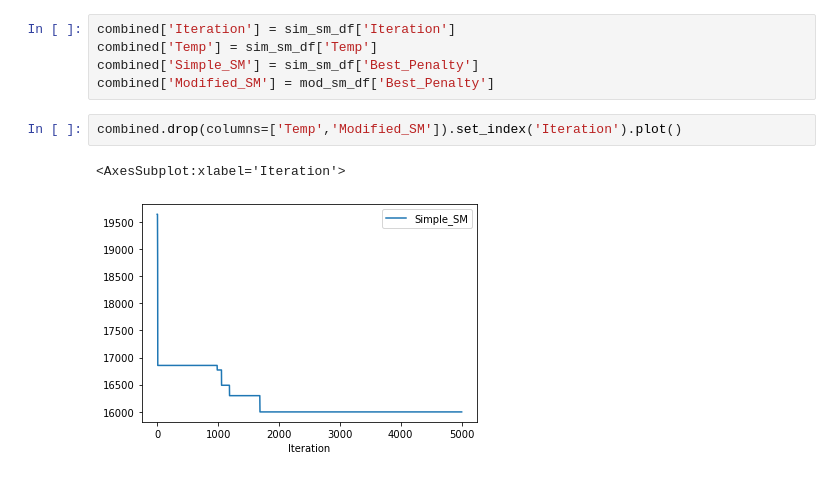
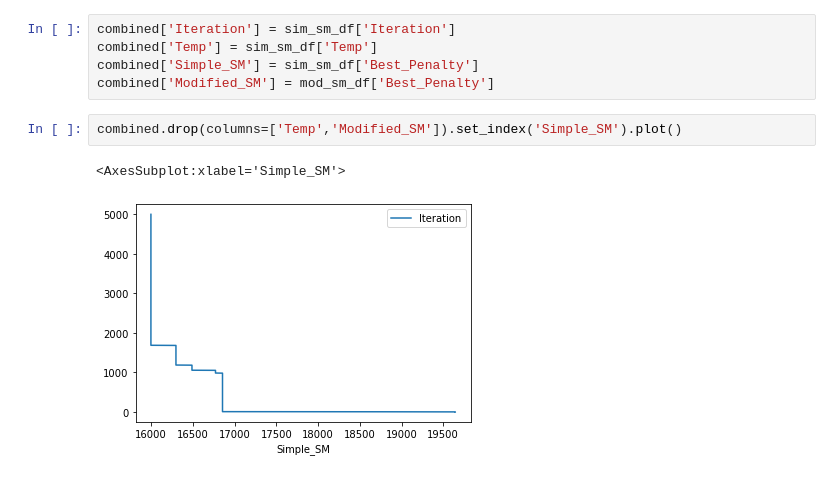
Before and after one commit to arun-baby/university-time-scheduling, a Jupyter notebook: Solver.ipynb, the cells around one changed output. Drawn from its saved outputs; the diff is of its cells as text.

```diff
--- a/Solver.ipynb
+++ b/Solver.ipynb
@@ -868,7 +853,7 @@ combined['Temp'] = sim_sm_df['Temp']
 combined['Simple_SM'] = sim_sm_df['Best_Penalty']
 combined['Modified_SM'] = mod_sm_df['Best_Penalty']
 # %%
-combined.drop(columns=['Temp','Modified_SM']).set_index('Iteration').plot()
+combined.drop(columns=['Temp','Modified_SM']).set_index('Simple_SM').plot()
 # %% [output]
-<AxesSubplot:xlabel='Iteration'>
+<AxesSubplot:xlabel='Simple_SM'>
-[figure, old version]
+[figure, new version]
```
Also changed, not shown: parts of 3 cells of this notebook.
